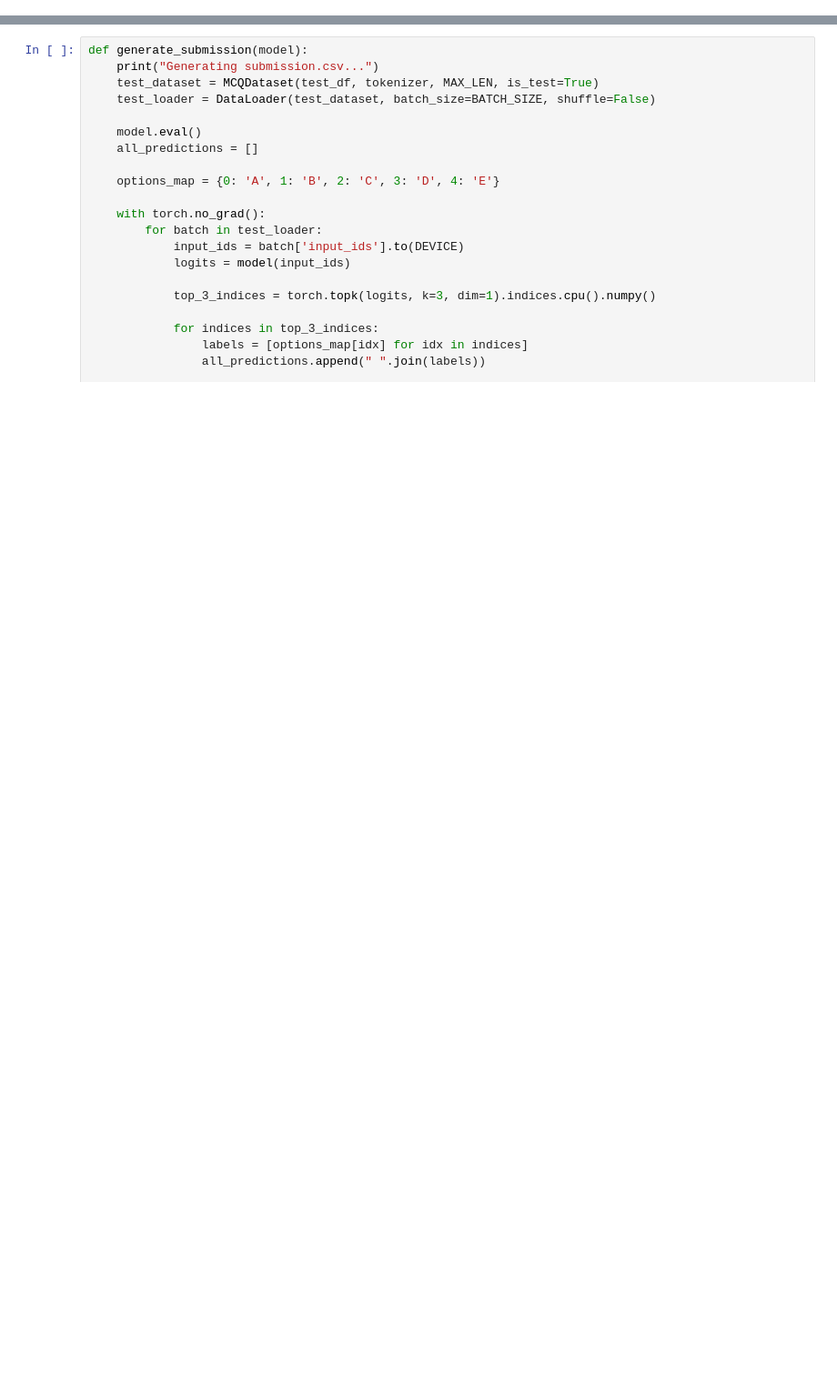
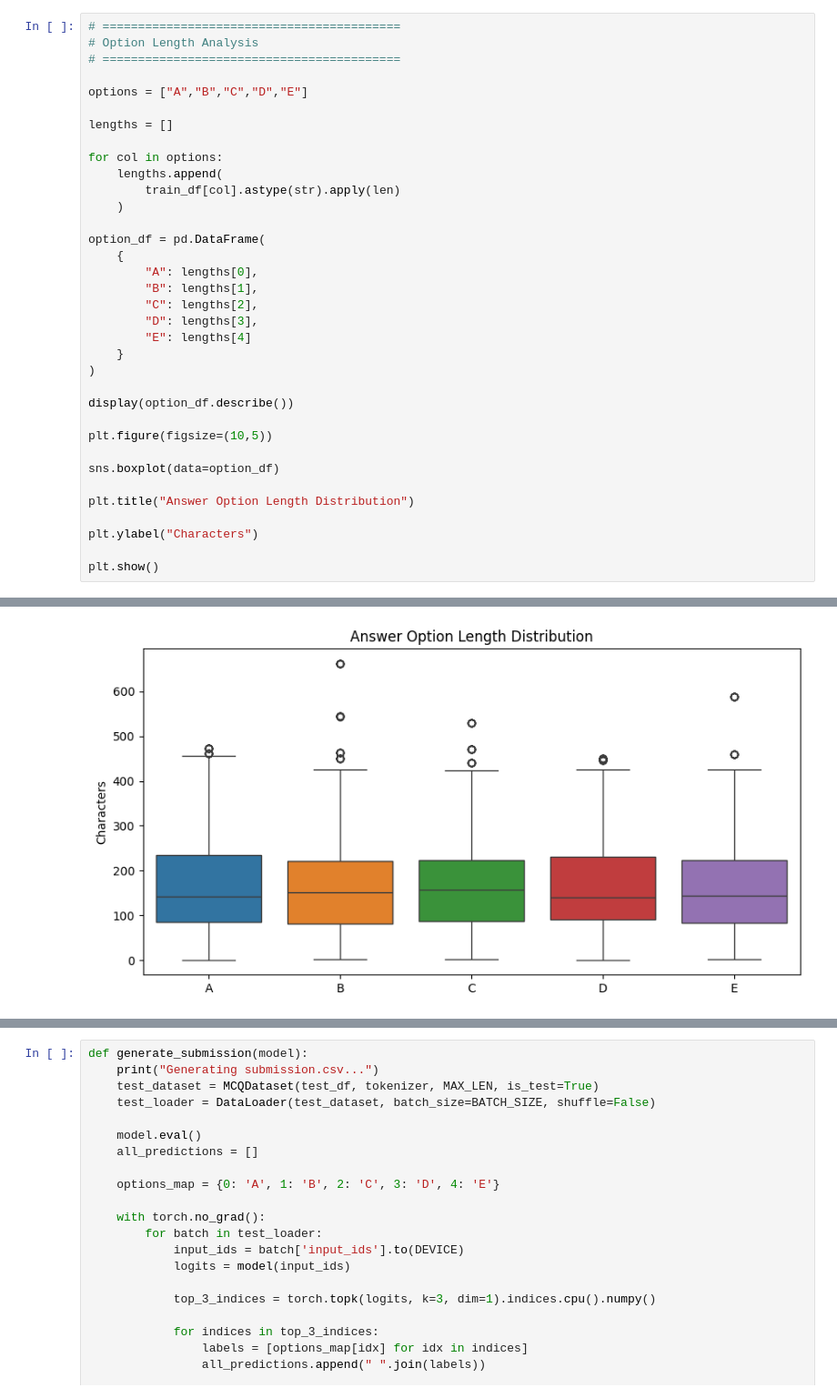
Before and after one commit to rajeevpatel090/dl-23f3002112-notebook-t22026, a Jupyter notebook: notebooks/dl-23f3002112-notebook-t22026.ipynb, the cells around one changed output, grey strips where cells are left out. Shown at 91% size. Saved outputs shown, nothing was run; the diff lists cells and outputs as text; blank space fills up the shorter version.

```diff
--- a/notebooks/dl-23f3002112-notebook-t22026.ipynb
+++ b/notebooks/dl-23f3002112-notebook-t22026.ipynb
@@ -43,0 +370,36 @@ import os
+# %%
+# ==========================================
+# Option Length Analysis
+# ==========================================
+
+options = ["A","B","C","D","E"]
+
+lengths = []
+
+for col in options:
+    lengths.append(
+        train_df[col].astype(str).apply(len)
+    )
+
+option_df = pd.DataFrame(
+    {
+        "A": lengths[0],
+        "B": lengths[1],
+        "C": lengths[2],
+        "D": lengths[3],
+        "E": lengths[4]
+    }
+)
+
+display(option_df.describe())
+
+plt.figure(figsize=(10,5))
+
+sns.boxplot(data=option_df)
+
+plt.title("Answer Option Length Distribution")
+
+plt.ylabel("Characters")
+
+plt.show()
+# %% [output]
@@ -43,0 +415 @@ import os
+[figure, added]
```
Also changed, not shown: parts of 30 cells of this notebook.
